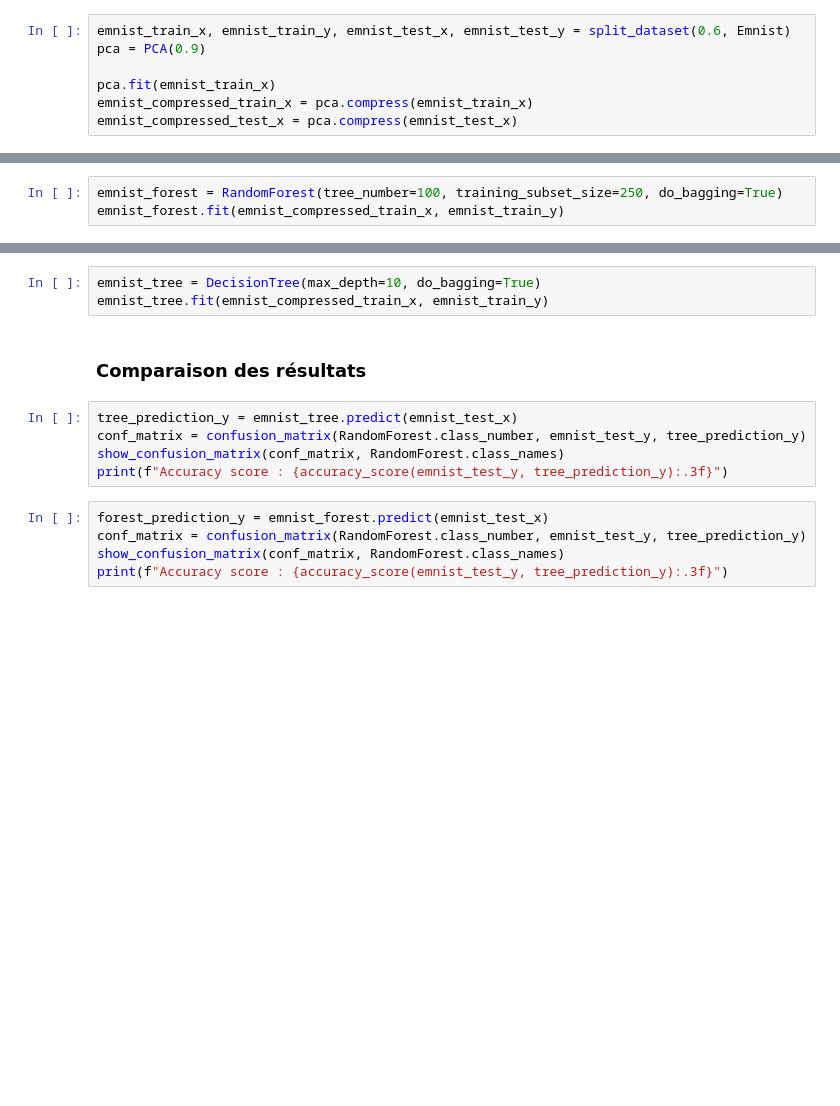
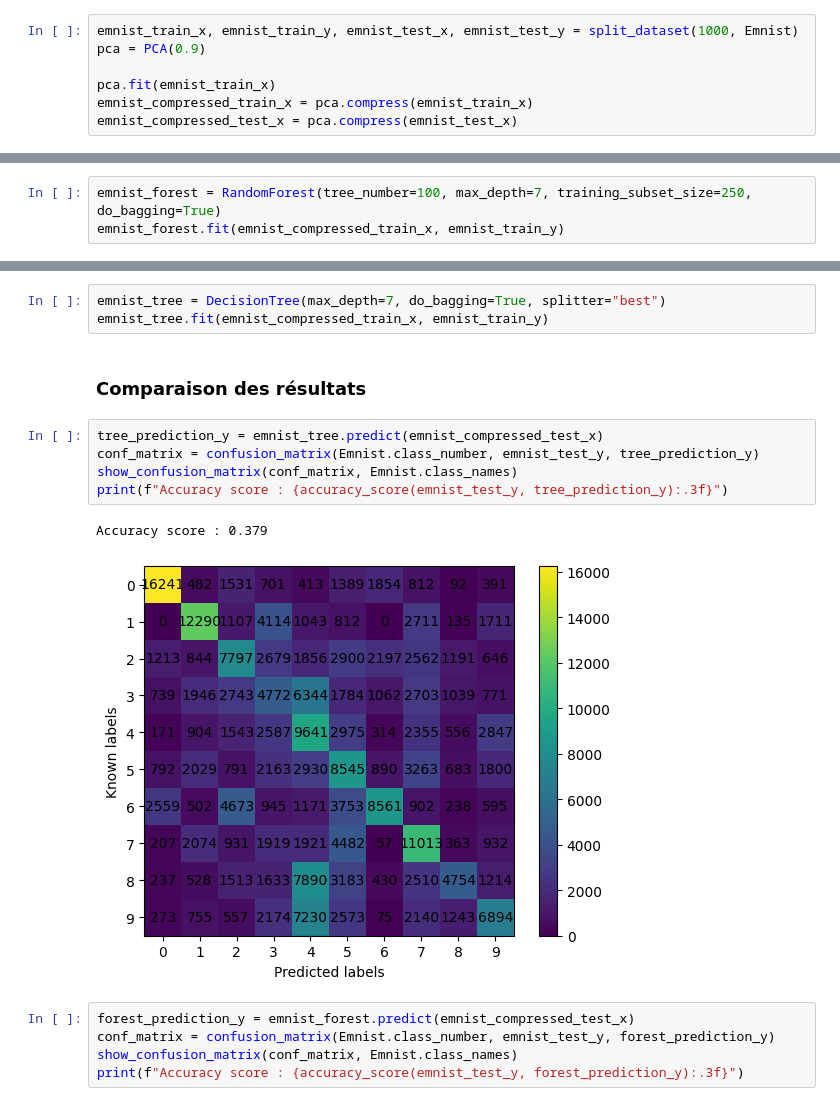
Before and after one commit to desfreng/IAS-Random-Forest, a Jupyter notebook: demo.ipynb, the cells around one changed output, grey strips where cells are left out. Drawn from its saved outputs; the diff is of its cells as text; blank space fills up the shorter version.

```diff
--- a/demo.ipynb
+++ b/demo.ipynb
@@ -19,7 +19,7 @@ from ias.Metrics import accuracy_score, confusion_matrix, show_confusion_matrix
 # %% [markdown]
 ### Prétraitement
 # %%
-emnist_train_x, emnist_train_y, emnist_test_x, emnist_test_y = split_dataset(0.6, Emnist)
+emnist_train_x, emnist_train_y, emnist_test_x, emnist_test_y = split_dataset(1000, Emnist)
 pca = PCA(0.9)
 
 pca.fit(emnist_train_x)
@@ -28,22 +28,25 @@ emnist_compressed_test_x = pca.compress(emnist_test_x)
 # %% [markdown]
 ### Traitement par Random Forest
 # %%
-emnist_forest = RandomForest(tree_number=100, training_subset_size=250, do_bagging=True)
+emnist_forest = RandomForest(tree_number=100, max_depth=7, training_subset_size=250, do_bagging=True)
 emnist_forest.fit(emnist_compressed_train_x, emnist_train_y)
 # %% [markdown]
 ### Traitement par simple Decision Tree
 # %%
-emnist_tree = DecisionTree(max_depth=10, do_bagging=True)
+emnist_tree = DecisionTree(max_depth=7, do_bagging=True, splitter="best")
 emnist_tree.fit(emnist_compressed_train_x, emnist_train_y)
 # %% [markdown]
 ### Comparaison des résultats
 # %%
-tree_prediction_y = emnist_tree.predict(emnist_test_x)
-conf_matrix = confusion_matrix(RandomForest.class_number, emnist_test_y, tree_prediction_y)
-show_confusion_matrix(conf_matrix, RandomForest.class_names)
+tree_prediction_y = emnist_tree.predict(emnist_compressed_test_x)
+conf_matrix = confusion_matrix(Emnist.class_number, emnist_test_y, tree_prediction_y)
+show_confusion_matrix(conf_matrix, Emnist.class_names)
 print(f"Accuracy score : {accuracy_score(emnist_test_y, tree_prediction_y):.3f}")
+# %% [output]
+Accuracy score : 0.379
+[figure, added]
 # %%
-forest_prediction_y = emnist_forest.predict(emnist_test_x)
-conf_matrix = confusion_matrix(RandomForest.class_number, emnist_test_y, tree_prediction_y)
-show_confusion_matrix(conf_matrix, RandomForest.class_names)
-print(f"Accuracy score : {accuracy_score(emnist_test_y, tree_prediction_y):.3f}")
+forest_prediction_y = emnist_forest.predict(emnist_compressed_test_x)
+conf_matrix = confusion_matrix(Emnist.class_number, emnist_test_y, forest_prediction_y)
+show_confusion_matrix(conf_matrix, Emnist.class_names)
+print(f"Accuracy score : {accuracy_score(emnist_test_y, forest_prediction_y):.3f}")
```
